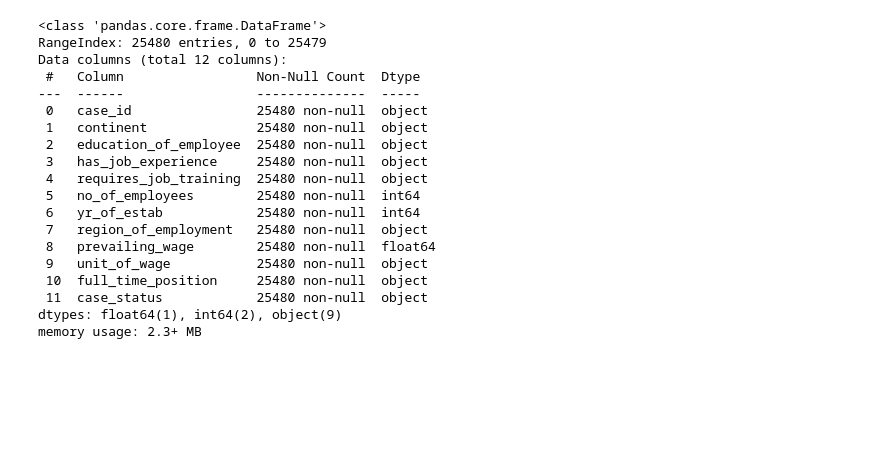
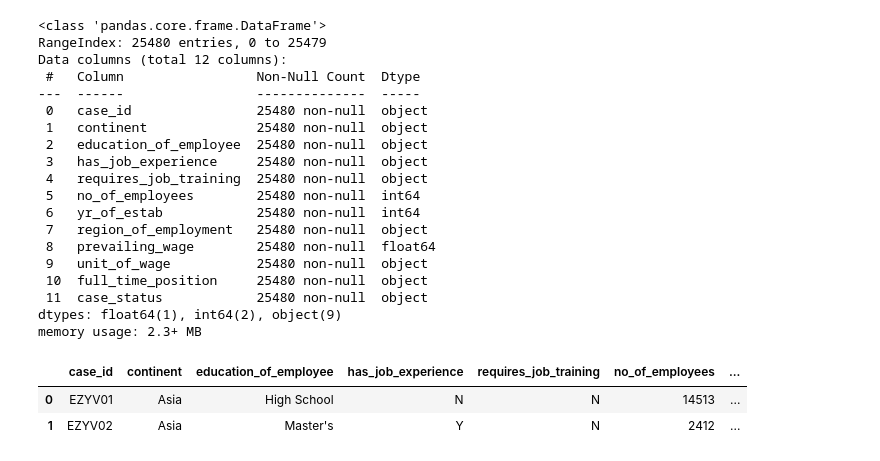
Before and after one commit to susantkumarsahoo/end-to-end-machine-learning-projects, a Jupyter notebook: notebook/mangodb_demo.ipynb, the cells around one changed output. Cells and saved outputs as stored; diff of their text form; code cells hidden in the pictures; blank space fills up the shorter version.

```diff
--- a/notebook/mangodb_demo.ipynb
+++ b/notebook/mangodb_demo.ipynb
@@ -94,5 +94,11 @@ Data columns (total 12 columns):
  11  case_status            25480 non-null  object
 dtypes: float64(1), int64(2), object(9)
 memory usage: 2.3+ MB
+# %%
+df.head(2)
+# %% [output]
+|  | case_id | continent | education_of_employee | has_job_experience | requires_job_training | no_of_employees | ... |
+| 0 | EZYV01 | Asia | High School | N | N | 14513 | ... |
+| 1 | EZYV02 | Asia | Master's | Y | N | 2412 | ... |
 # %%
 data = df.to_dict(orient='records')
```
Also changed, not shown: parts of 7 cells of this notebook.
